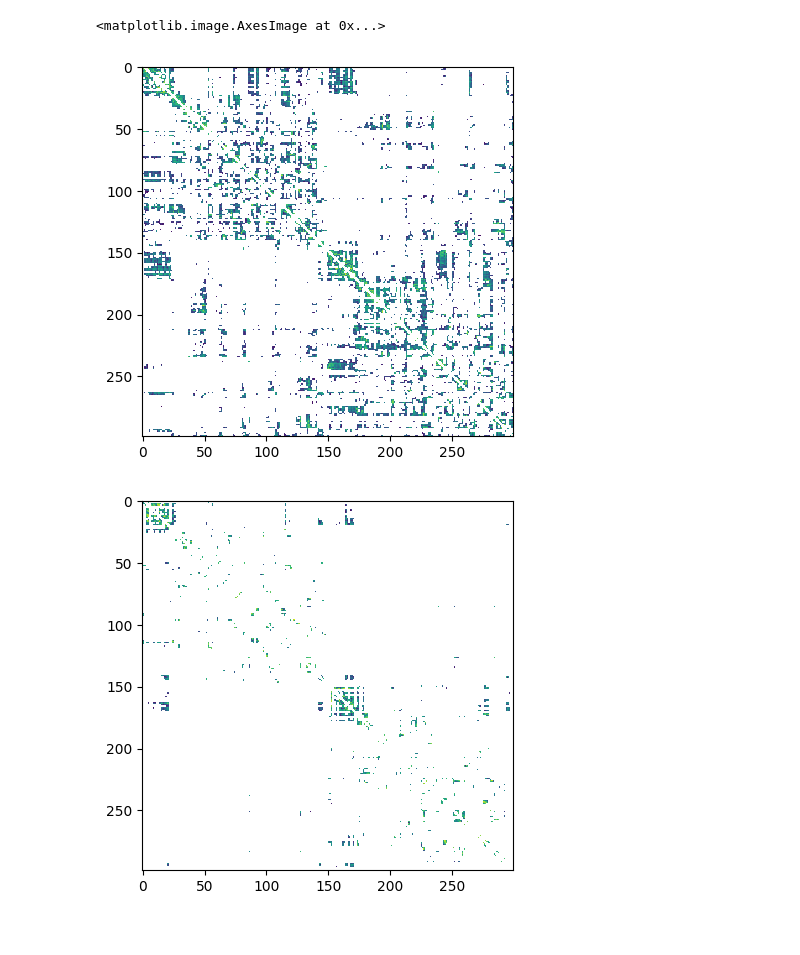
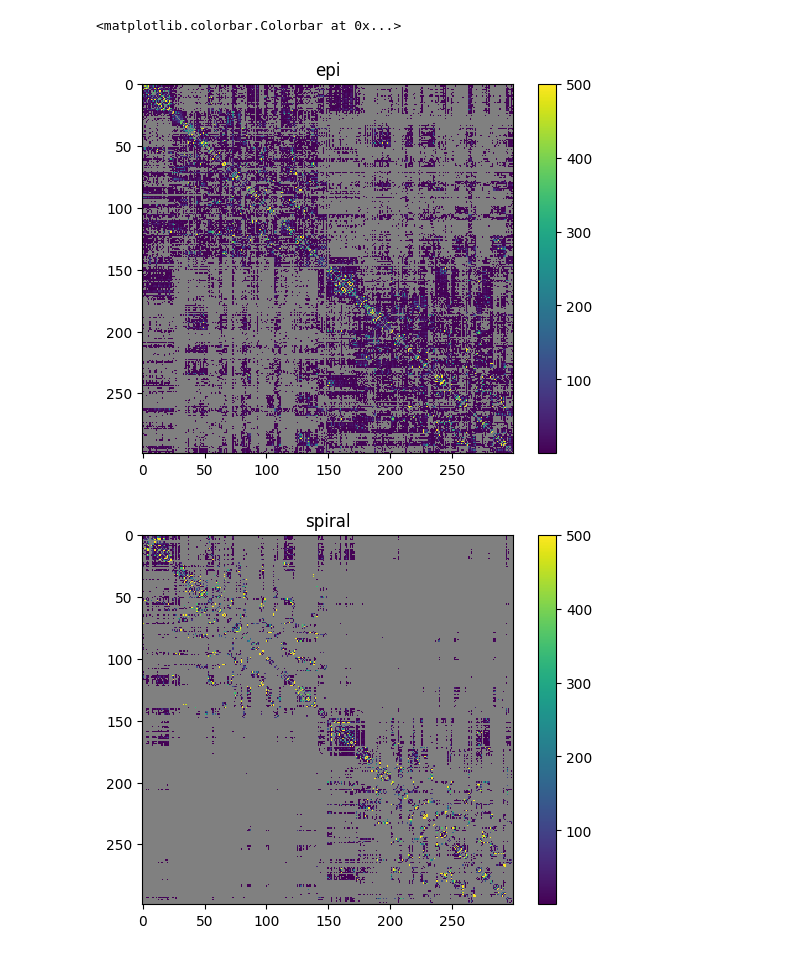
Before and after one commit to akhanf/compare_spiral_dwi, a Jupyter notebook: compare_spiral.ipynb, the cells around one changed output. Cells and saved outputs as stored; diff of their text form; code cells hidden in the pictures.

```diff
--- a/compare_spiral.ipynb
+++ b/compare_spiral.ipynb
@@ -0,0 +1,9 @@
+# %%
+import pandas as pd
+
+csv='results/{method}/sub-P156/dwi/sub-P156_atlas-schaefer_struc.conn.csv'
+methods = ['spiral','epi']
+
+dfs={}
+for method in methods:
+    dfs[method] = pd.read_csv(csv.format(method=method))
@@ -1,7 +42,7 @@
 # %%
 import pandas as pd
 
-csv='results/{method}/sub-P156/dwi/sub-P156_atlas-schaefer_struc.conn.csv'
+csv='results_lmax4/{method}/sub-P156/dwi/sub-P156_atlas-schaefer_struc.conn.csv'
 methods = ['spiral','epi']
 
 dfs={}
@@ -31,14 +52,26 @@ dfs
 import matplotlib.pyplot as plt
 import numpy as np
 
-conn_epi = dfs['epi'].to_numpy()
-conn_spiral = dfs['spiral'].to_numpy()
+conn_epi_lmax4 = dfs['epi'].to_numpy()
+conn_spiral_lmax4 = dfs['spiral'].to_numpy()
 # %%
+import matplotlib as mpl
+
+cmap = mpl.cm.get_cmap("viridis")
+cmap.set_under(color='grey')
+
+imshow_opts={'vmin':0.0000001,'vmax':500,'interpolation': 'none','cmap':cmap}
+
+
 plt.figure()
-plt.imshow(np.log(conn_epi))
+plt.imshow(conn_epi_lmax4,**imshow_opts)
+plt.title('epi')
+plt.colorbar()
 plt.figure()
-plt.imshow(np.log(conn_spiral))
+plt.imshow(conn_spiral_lmax4,**imshow_opts)
+plt.title('spiral')
+plt.colorbar()
 # %% [output]
-<matplotlib.image.AxesImage at 0x...>
+<matplotlib.colorbar.Colorbar at 0x...>
-[figure, old version]
+[figure, new version]
-[figure, old version]
+[figure, new version]
```
Also changed, not shown: parts of 7 cells of this notebook, 3 other files.
